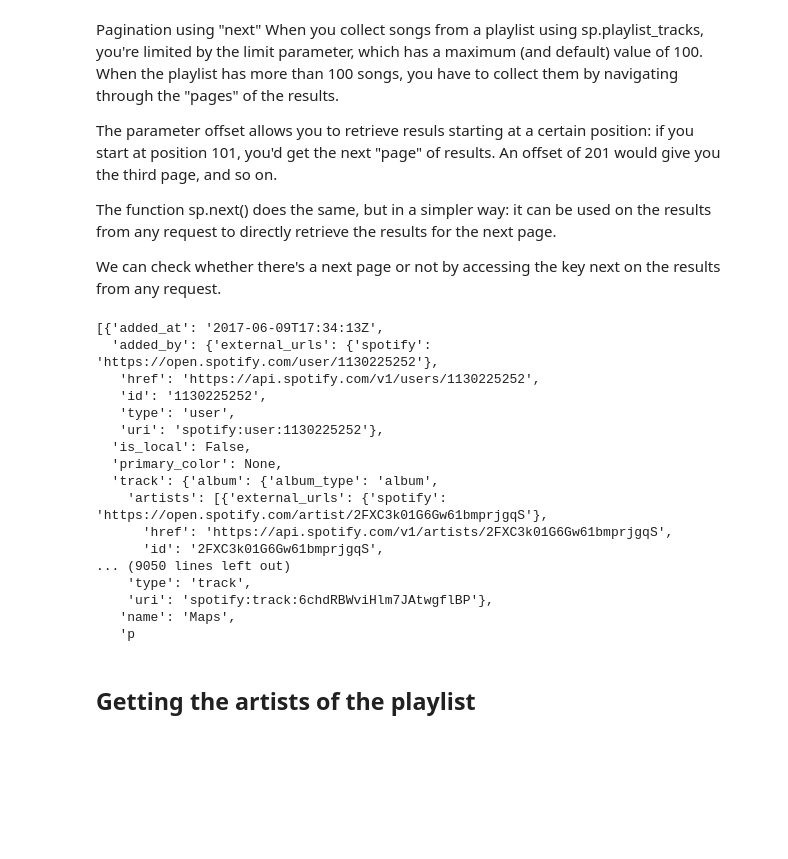
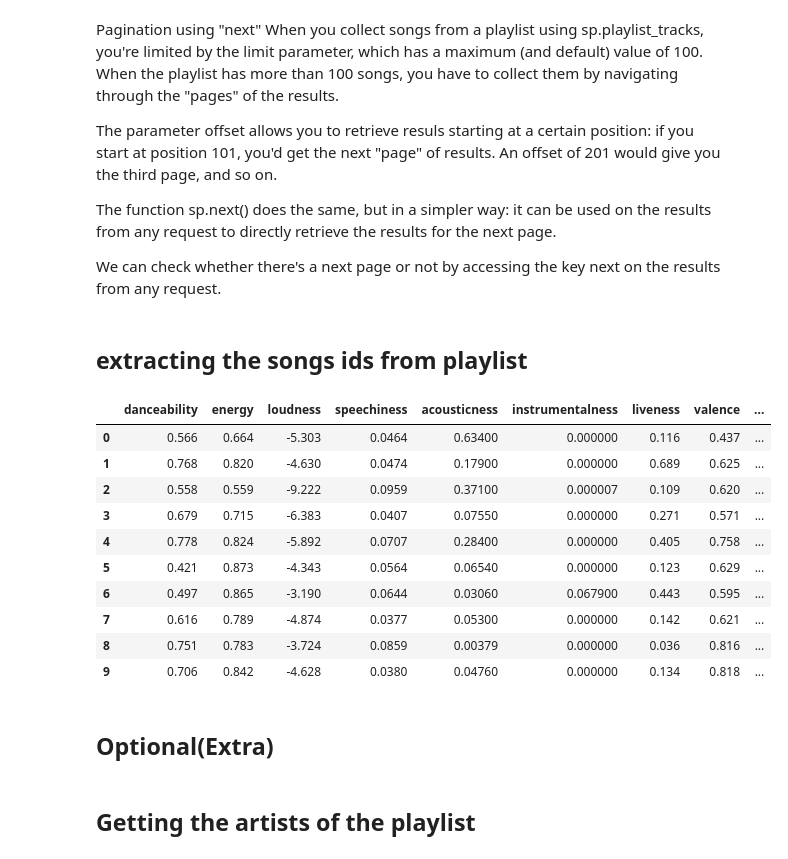
Before and after one commit to raafat-hantoush/IH_RH_DA_FT_MAY_2022, a Jupyter notebook: Class_Materials/Web_Scraping/Spotify_Structure.ipynb, the cells around one changed output. Drawn from its saved outputs; the diff is of its cells as text; code cells hidden in the pictures; blank space fills up the shorter version.

```diff
--- a/Class_Materials/Web_Scraping/Spotify_Structure.ipynb
+++ b/Class_Materials/Web_Scraping/Spotify_Structure.ipynb
@@ -31,7 +31,7 @@ sp = spotipy.Spotify(auth_manager=SpotifyClientCredentials(client_id= config.cli
 # .audio_features([URL|URI|ID])
 # which returns some 'features of the song', that after cleanup, we can use in order to characterize a song.
 
-results = sp.search(q="Lose yourself",limit=1,market="GB")
+results = sp.search(q="Lose yourself",limit=3,market="GB")
 results
 #json_results = json.dumps(results, ensure_ascii=True)
 #json_results
@@ -366,25 +458,34 @@ def get_playlist_tracks(username, playlist_id):
         tracks.extend(results['items'])
     return tracks
 # %%
-get_playlist_tracks("spotify", "4rnleEAOdmFAbRcNCgZMpY")
+tracks=get_playlist_tracks("spotify", "4rnleEAOdmFAbRcNCgZMpY")
-# %% [output]
-[{'added_at': '2017-06-09T17:34:13Z',
-  'added_by': {'external_urls': {'spotify': 'https://open.spotify.com/user/1130225252'},
-   'href': 'https://api.spotify.com/v1/users/1130225252',
-   'id': '1130225252',
-   'type': 'user',
-   'uri': 'spotify:user:1130225252'},
-  'is_local': False,
-  'primary_color': None,
-  'track': {'album': {'album_type': 'album',
-    'artists': [{'external_urls': {'spotify': 'https://open.spotify.com/artist/2FXC3k01G6Gw61bmprjgqS'},
-      'href': 'https://api.spotify.com/v1/artists/2FXC3k01G6Gw61bmprjgqS',
-      'id': '2FXC3k01G6Gw61bmprjgqS',
-... (9050 lines left out)
-    'type': 'track',
-    'uri': 'spotify:track:6chdRBWviHlm7JAtwgflBP'},
-   'name': 'Maps',
-   'p
+# %% [markdown]
+## extracting the songs ids from playlist
+# %%
+list_of_audio_features=[]
+for item in range(0,10):
+    #print (tracks[item]["track"]["id"])
+    list_of_audio_features.append(sp.audio_features(tracks[item]["track"]["id"])[0])
+# %%
+df=pd.DataFrame(list_of_audio_features)
+df=df[["danceability","energy","loudness","speechiness","acousticness",
+    "instrumentalness","liveness","valence","tempo","id","duration_ms"]]
+
+df
+# %% [output]
+|  | danceability | energy | loudness | speechiness | acousticness | instrumentalness | liveness | valence | ... |
+| 0 | 0.566 | 0.664 | -5.303 | 0.0464 | 0.63400 | 0.000000 | 0.116 | 0.437 | ... |
+| 1 | 0.768 | 0.820 | -4.630 | 0.0474 | 0.17900 | 0.000000 | 0.689 | 0.625 | ... |
+| 2 | 0.558 | 0.559 | -9.222 | 0.0959 | 0.37100 | 0.000007 | 0.109 | 0.620 | ... |
+| 3 | 0.679 | 0.715 | -6.383 | 0.0407 | 0.07550 | 0.000000 | 0.271 | 0.571 | ... |
+| 4 | 0.778 | 0.824 | -5.892 | 0.0707 | 0.28400 | 0.000000 | 0.405 | 0.758 | ... |
+| 5 | 0.421 | 0.873 | -4.343 | 0.0564 | 0.06540 | 0.000000 | 0.123 | 0.629 | ... |
+| 6 | 0.497 | 0.865 | -3.190 | 0.0644 | 0.03060 | 0.067900 | 0.443 | 0.595 | ... |
+| 7 | 0.616 | 0.789 | -4.874 | 0.0377 | 0.05300 | 0.000000 | 0.142 | 0.621 | ... |
+| 8 | 0.751 | 0.783 | -3.724 | 0.0859 | 0.00379 | 0.000000 | 0.036 | 0.816 | ... |
+| 9 | 0.706 | 0.842 | -4.628 | 0.0380 | 0.04760 | 0.000000 | 0.134 | 0.818 | ... |
+# %% [markdown]
+## Optional(Extra)
 # %% [markdown]
 ## Getting the artists of the playlist
 # %%
```
Also changed, not shown: parts of 19 cells of this notebook.
